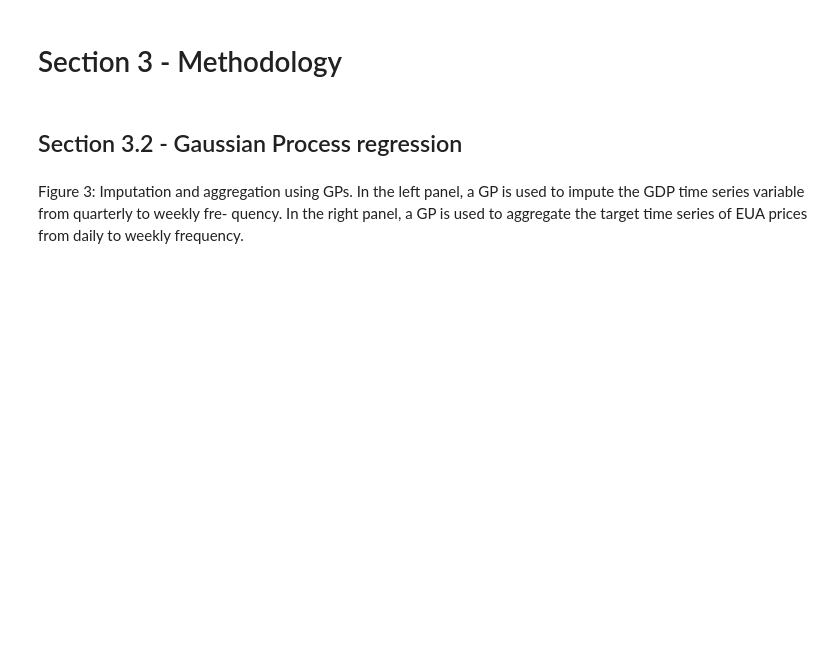
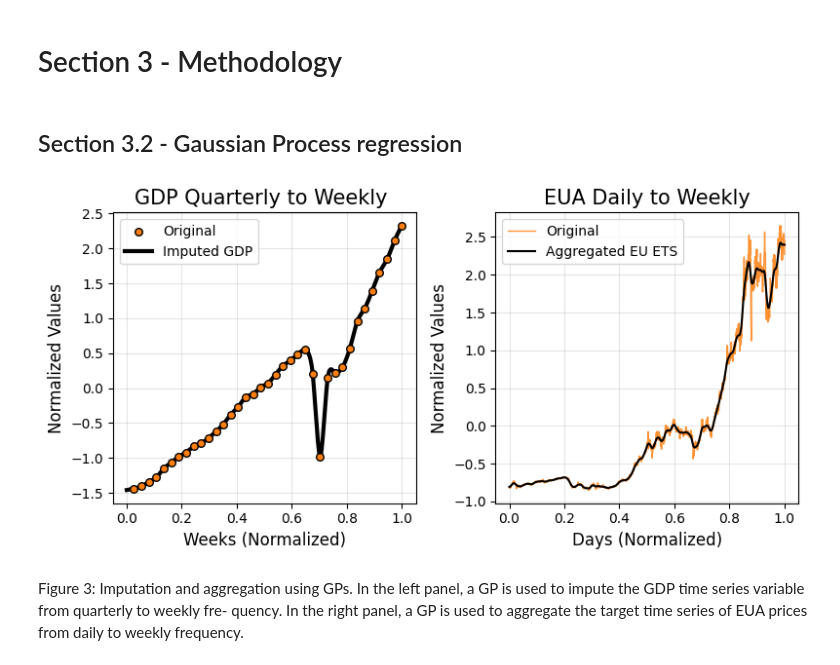
Before and after one commit to SaveChris/Inf-Imb-for-EUA23, a Jupyter notebook: SRC/Sec_3_Methodology.ipynb, the cells around one changed output. Cells and saved outputs as stored; diff of their text form; code cells hidden in the pictures; blank space fills up the shorter version.

```diff
--- a/SRC/Sec_3_Methodology.ipynb
+++ b/SRC/Sec_3_Methodology.ipynb
@@ -60,16 +60,23 @@ y_pred_2 = predict_gp(xs_2, ys_2, x_final_2, error=err_2, nu = 1)
 # %%
 fig, (ax1, ax2) = plt.subplots(1, 2, figsize=(8,4))
 ax1.scatter(xs, ys, s=30, label="Original", zorder=20, edgecolor='k', color ='tab:orange')
 ax1.plot(x_final, y_mean, 'k', lw=3, zorder=10, color = 'k', label="Imputed GDP")
 ax2.plot(xs_2, df_ds_2['eua_last'], label="Original", zorder=10, lw=1, color ='tab:orange', alpha = 0.85)
 ax2.plot(x_final_2, y_pred_2, 'k', zorder=20, color = 'k', label="Aggregated EU ETS")
 ax1.legend()
 ax2.legend()
 ax1.set_title('GDP Quarterly to Weekly ', fontsize=15)
 ax2.set_title('EUA Daily to Weekly', fontsize=15)
 ax1.grid(axis='both',color="black", alpha=.1)
 ax2.grid(axis='both',color="black", alpha=.1)
+ax1.set_xlabel('Weeks (Normalized)', fontsize=12)
+ax2.set_xlabel('Days (Normalized)', fontsize=12)
+ax1.set_ylabel('Normalized Values', fontsize=12)
+ax2.set_ylabel('Normalized Values', fontsize=12)
+plt.tight_layout()
 #plt.savefig('../Figures/Fig3_AggregationImputation.png', dpi=700, bbox_inches='tight')
+# %% [output]
+[figure, added]
 # %% [markdown]
 Figure 3: Imputation and aggregation using GPs. In the left panel, a GP
 is used to impute the GDP time series variable from quarterly to weekly fre-
```
Also changed, not shown: 3 other files.
